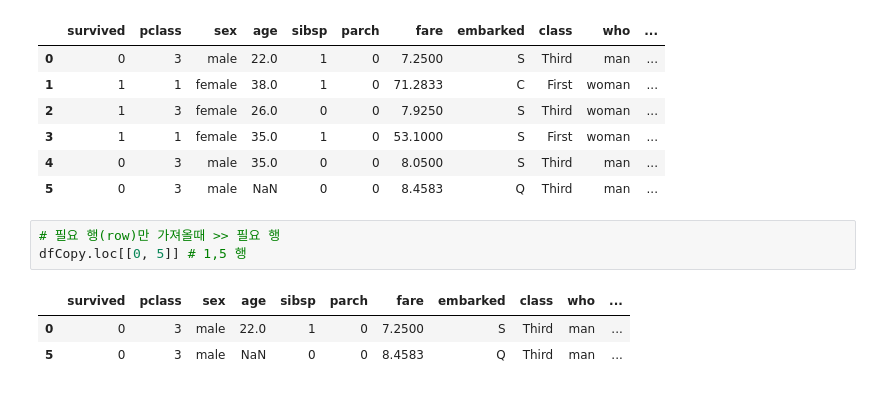
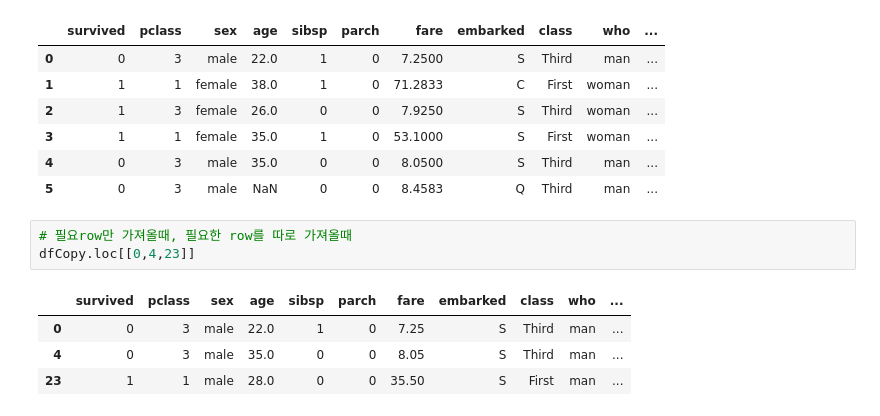
Before and after one commit to king-dong-gun/python_bigdata_analyze, a Jupyter notebook: day06/data15_bigDataReview.ipynb, the cells around one changed output. Drawn from its saved outputs; the diff is of its cells as text.

```diff
--- a/day06/data15_bigDataReview.ipynb
+++ b/day06/data15_bigDataReview.ipynb
@@ -299,10 +299,11 @@ dfCopy.loc[0 : 5] # 1~5 행
 | 3 | 1 | 1 | female | 35.0 | 1 | 0 | 53.1000 | S | First | woman | ... |
 | 4 | 0 | 3 | male | 35.0 | 0 | 0 | 8.0500 | S | Third | man | ... |
 | 5 | 0 | 3 | male | NaN | 0 | 0 | 8.4583 | Q | Third | man | ... |
-# %%
-# 필요 행(row)만 가져올때 >> 필요 행
-dfCopy.loc[[0, 5]] # 1,5 행
-# %% [output]
-|  | survived | pclass | sex | age | sibsp | parch | fare | embarked | class | who | ... |
-| 0 | 0 | 3 | male | 22.0 | 1 | 0 | 7.2500 | S | Third | man | ... |
-| 5 | 0 | 3 | male | NaN | 0 | 0 | 8.4583 | Q | Third | man | ... |
+# %%
+# 필요row만 가져올때, 필요한 row를 따로 가져올때
+dfCopy.loc[[0,4,23]]
+# %% [output]
+|  | survived | pclass | sex | age | sibsp | parch | fare | embarked | class | who | ... |
+| 0 | 0 | 3 | male | 22.0 | 1 | 0 | 7.25 | S | Third | man | ... |
+| 4 | 0 | 3 | male | 35.0 | 0 | 0 | 8.05 | S | Third | man | ... |
+| 23 | 1 | 1 | male | 28.0 | 0 | 0 | 35.50 | S | First | man | ... |
```
Also changed, not shown: parts of 8 cells of this notebook, 21 other files.
